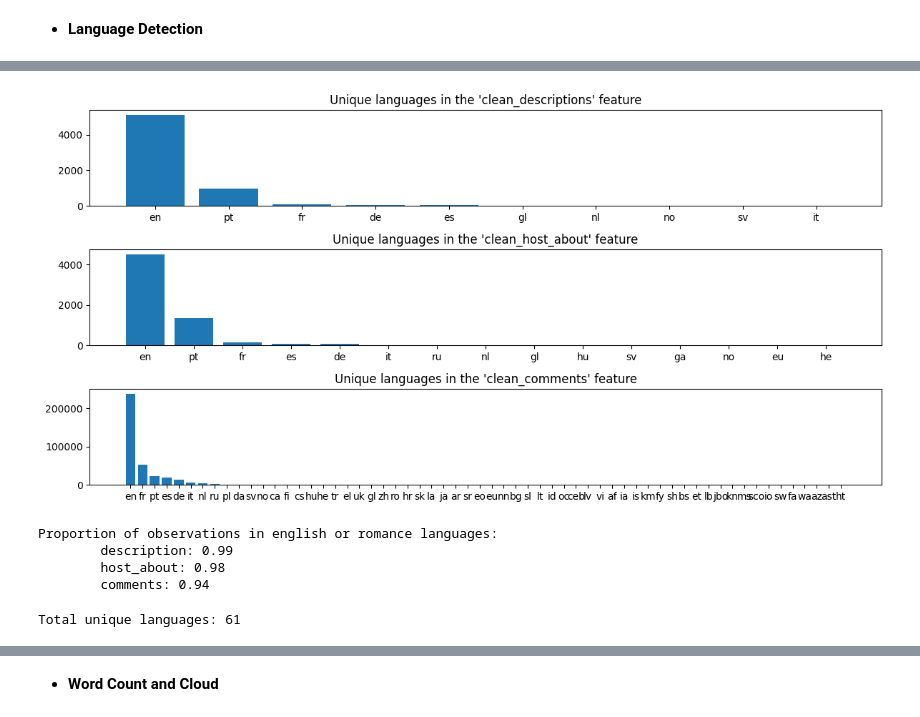
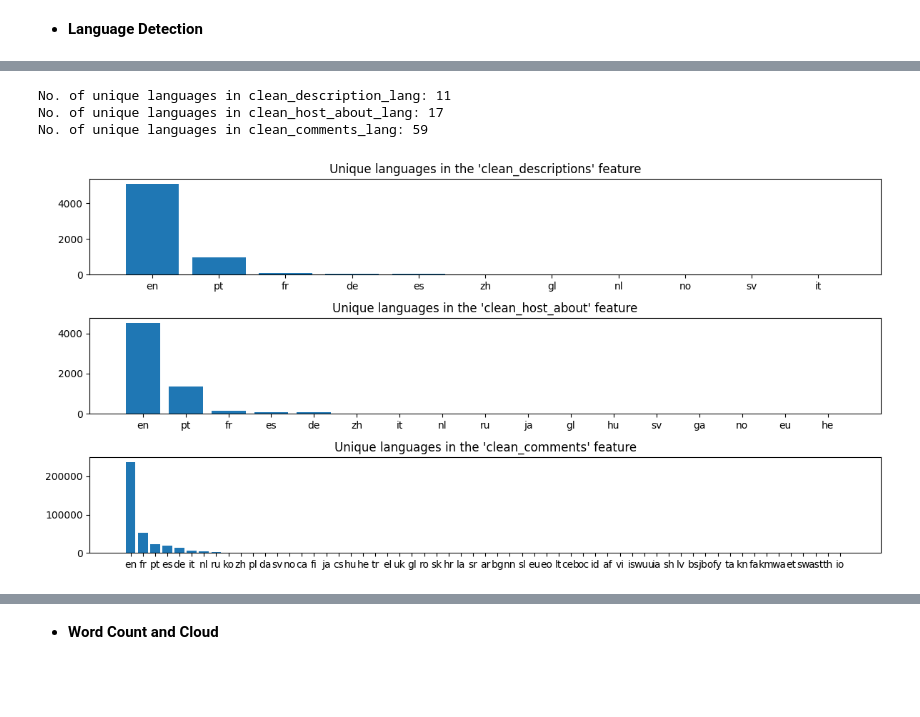
Before and after one commit to fmportela/text-mining-group-project-23-24, a Jupyter notebook: group3.ipynb, the cells around one changed output, grey strips where cells are left out. Saved outputs shown, nothing was run; the diff lists cells and outputs as text; code cells hidden in the pictures; blank space fills up the shorter version.

Commit message:
reshaping data pre processing and exploration

```diff
--- a/group3.ipynb
+++ b/group3.ipynb
@@ -581,50 +816,32 @@ print(f"No. of unique languages in clean_comments_lang: {len(comments_languages)
 # %%
-# plot most common languages
+# we are plotting this here and not aftwerwards during data exploration after pre processing
+# because this data is used for the next step - we need to check the most common languages
+# so we can translate those
 
+description_languages = train_merged[['property_index', 'clean_description_lang']].drop_duplicates()['clean_description_lang'].value_counts()
+host_about_languages = train_merged[['property_index', 'clean_host_about_lang']].drop_duplicates()['clean_host_about_lang'].value_counts()
+comments_languages = train_merged['clean_comments_lang'].value_counts()
+
+print(f"No. of unique languages in clean_description_lang: {len(description_languages)}")
+print(f"No. of unique languages in clean_host_about_lang: {len(host_about_languages)}")
+print(f"No. of unique languages in clean_comments_lang: {len(comments_languages)}")
+
+# plotting
 fig, (ax1, ax2, ax3) = plt.subplots(3, 1, figsize=(12, 6))
 
 ax1.bar(description_languages.index, description_languages)
 ax1.set_title("Unique languages in the 'clean_descriptions' feature")
 
 ax2.bar(host_about_languages.index, host_about_languages)
 ax2.set_title("Unique languages in the 'clean_host_about' feature")
 
 ax3.bar(comments_languages.index, comments_languages)
 ax3.set_title("Unique languages in the 'clean_comments' feature")
 
 plt.tight_layout()
 plt.show()
 # %% [output]
+No. of unique languages in clean_description_lang: 11
+No. of unique languages in clean_host_about_lang: 17
+No. of unique languages in clean_comments_lang: 59
-[figure, old version]
+[figure, new version]
-# %%
-# the majority of text data is written in english or one of the romance languages
-
-romance_languages = [
-    'pt',
-    'fr',
-    'es',
-    'it',
-    'ro'  # fyi, romanian
-]
-
-print('Proportion of observations in english or romance languages:')
-print(f"\tdescriptions: {sum([v for k,v in description_languages.items() if k in ['en'] + romance_languages]) / sum(description_languages):.2f}")
-print(f"\thost_about: {sum([v for k,v in host_about_languages.items() if k in ['en'] + romance_languages]) / sum(host_about_languages):.2f}")
-print(f"\tcomments: {sum([v for k,v in comments_languages.items() if k in ['en'] + romance_languages]) / sum(comments_languages):.2f}")
-# %% [output]
-Proportion of observations in english or romance languages:
-        description: 0.99
-        host_about: 0.98
-        comments: 0.94
-# %%
-# all unique languages
-
-uq_languages = set(
-    list(description_languages.index) +
-    list(host_about_languages.index) +
-    list(comments_languages.index)
-)
-
-print(f"Total unique languages: {len(uq_languages)}")
-# %% [output]
-Total unique languages: 61
```
Also changed, not shown: parts of 129 cells of this notebook, 1 other file.
